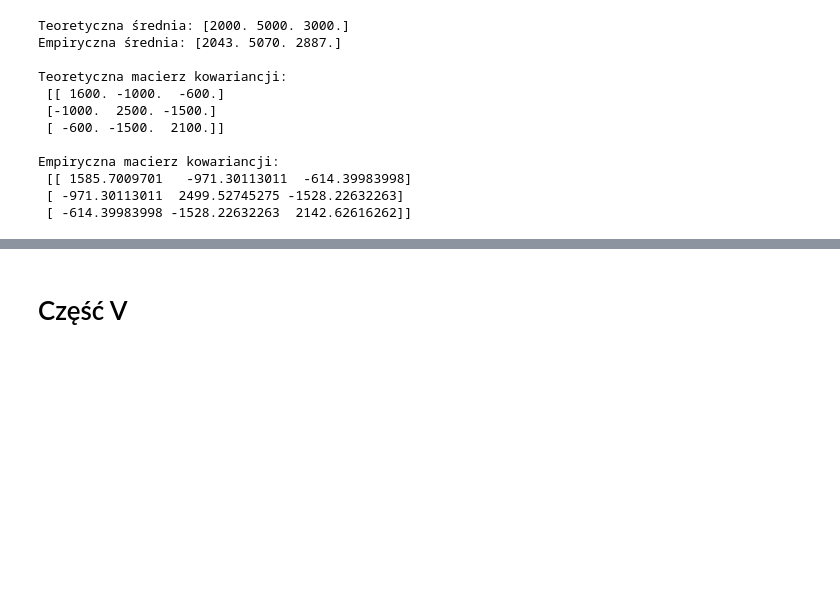
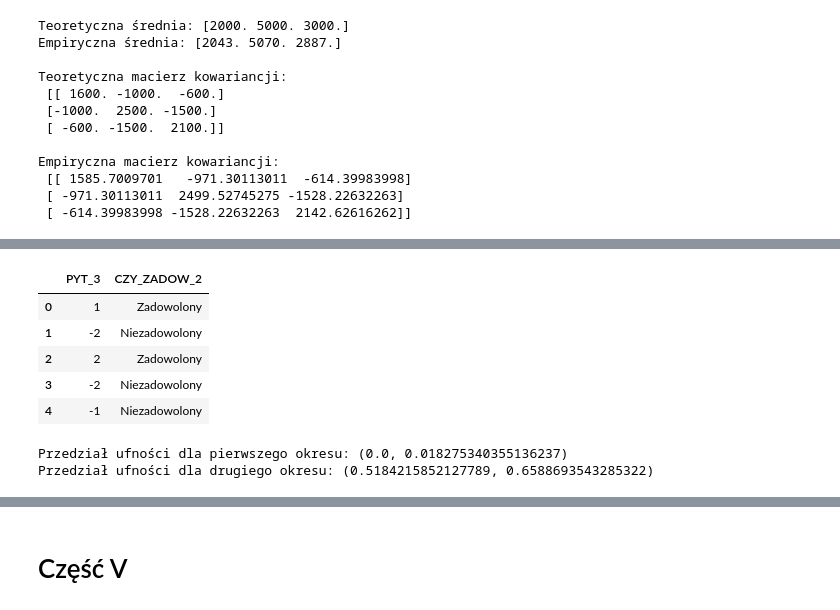
Before and after one commit to karbak12/Analiza-danych-ankietowych-Sprawozdanie-1, a Jupyter notebook: ada1.ipynb, the cells around one changed output, grey strips where cells are left out. Drawn from its saved outputs; the diff is of its cells as text; code cells hidden in the pictures; blank space fills up the shorter version.

```diff
--- a/ada1.ipynb
+++ b/ada1.ipynb
@@ -492,0 +526,30 @@ Empiryczna macierz kowariancji:
+# %%
+df["CZY_ZADOW_2"] = df["PYT_3"].apply(lambda x: "Zadowolony" if x in [1, 2]
+                                    else ("Niezadowolony" if x in [-2,-1]
+                                          else "Brak odpowiedzi"))
+
+# Sprawdzenie wyników
+df[["PYT_3", "CZY_ZADOW_2"]].head()
+# %% [output]
+|  | PYT_3 | CZY_ZADOW_2 |
+| 0 | 1 | Zadowolony |
+| 1 | -2 | Niezadowolony |
+| 2 | 2 | Zadowolony |
+| 3 | -2 | Niezadowolony |
+| 4 | -1 | Niezadowolony |
+# %%
+sukcesy_1 = np.sum(df["CZY_ZADOW"] == "Zadowolony")
+proby_1 = df["CZY_ZADOW"].count()
+
+sukcesy_2 = np.sum(df["CZY_ZADOW_2"] == "Zadowolony")
+proby_2 = df["CZY_ZADOW_2"].count()
+
+confidence_level = 0.95
+ci_1 = clopper_pearson_ci(confidence_level, sukcesy_1, proby_1)
+ci_2 = clopper_pearson_ci(confidence_level, sukcesy_2, proby_2)
+
+print(f"Przedział ufności dla pierwszego okresu: {ci_1}")
+print(f"Przedział ufności dla drugiego okresu: {ci_2}")
+# %% [output]
+Przedział ufności dla pierwszego okresu: (0.0, 0.018275340355136237)
+Przedział ufności dla drugiego okresu: (0.5184215852127789, 0.6588693543285322)
```
Also changed, not shown: parts of 41 cells of this notebook.
